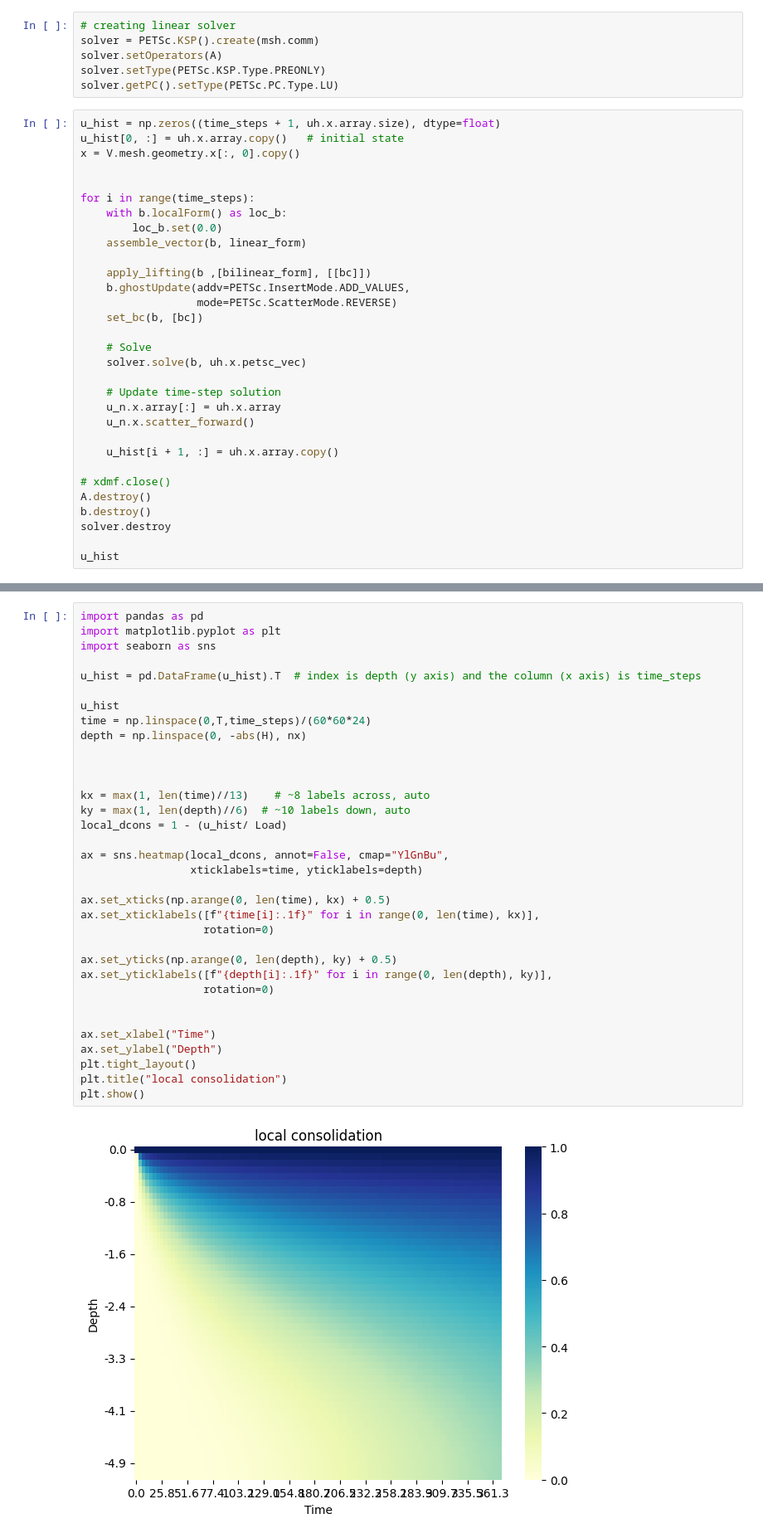
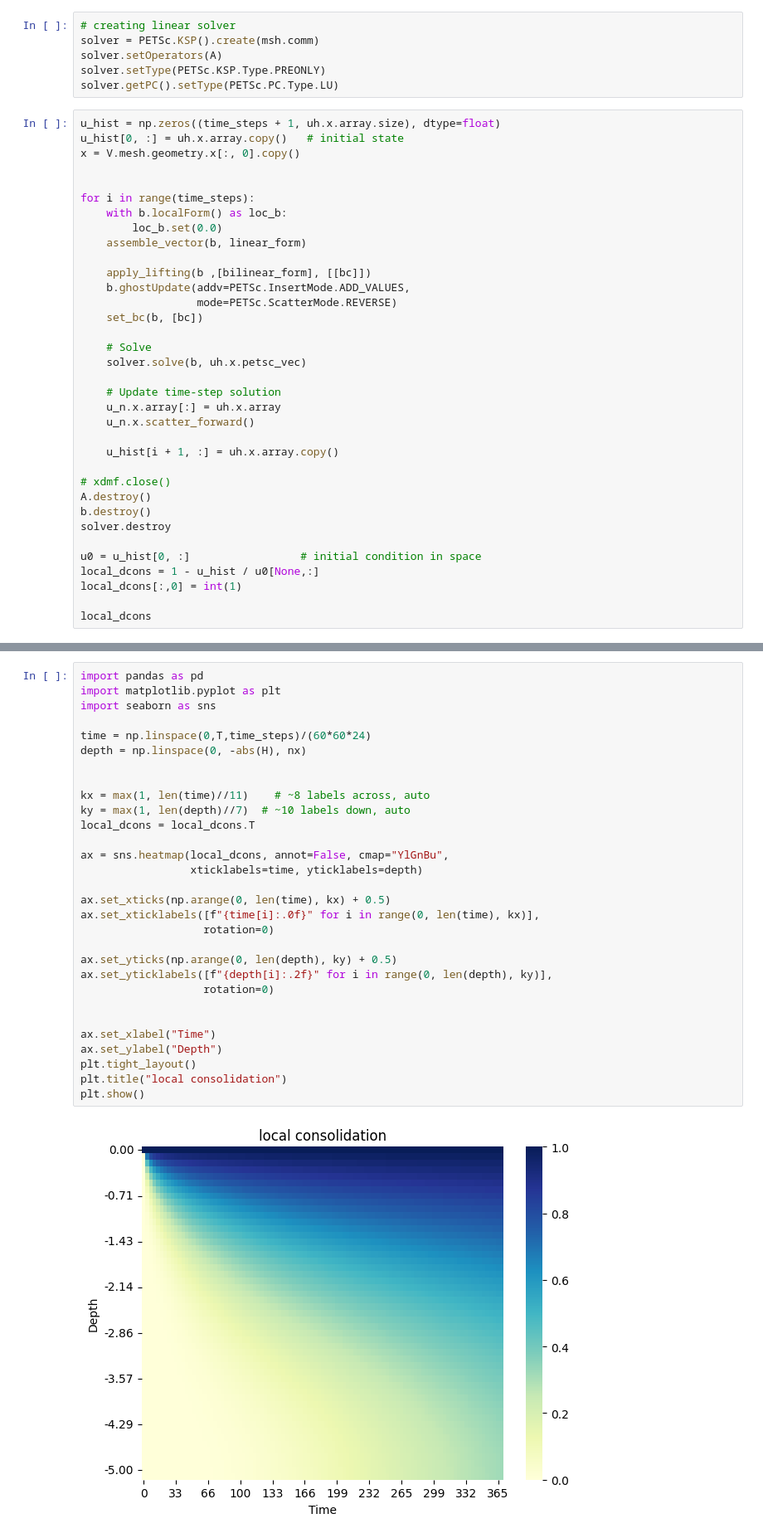
Before and after one commit to monkeybeastking/Geotechnical-Consolidation-FEM, a Jupyter notebook: scripts/terazaghi_1d_multilayer/multilayer_1d.ipynb, the cells around one changed output, grey strips where cells are left out. Shown at 83% size. Drawn from its saved outputs; the diff is of its cells as text.

```diff
--- a/scripts/terazaghi_1d_multilayer/multilayer_1d.ipynb
+++ b/scripts/terazaghi_1d_multilayer/multilayer_1d.ipynb
@@ -211,5 +214,9 @@ A.destroy()
 b.destroy()
 solver.destroy
 
-u_hist
+u0 = u_hist[0, :]                 # initial condition in space
+local_dcons = 1 - u_hist / u0[None,:]
+local_dcons[:,0] = int(1)
+
+local_dcons
 # %% [output]
@@ -229,37 +236,33 @@ array([[  0.        , 100.        , 100.        , ..., 100.        ,
 # %%
 import pandas as pd
 import matplotlib.pyplot as plt
 import seaborn as sns
 
-u_hist = pd.DataFrame(u_hist).T  # index is depth (y axis) and the column (x axis) is time_steps
-
-u_hist
 time = np.linspace(0,T,time_steps)/(60*60*24)
 depth = np.linspace(0, -abs(H), nx)
 
 
-
-kx = max(1, len(time)//13)    # ~8 labels across, auto
-ky = max(1, len(depth)//6)  # ~10 labels down, auto
-local_dcons = 1 - (u_hist/ Load)
+kx = max(1, len(time)//11)    # ~8 labels across, auto
+ky = max(1, len(depth)//7)  # ~10 labels down, auto
+local_dcons = local_dcons.T
 
 ax = sns.heatmap(local_dcons, annot=False, cmap="YlGnBu",
                  xticklabels=time, yticklabels=depth)
 
 ax.set_xticks(np.arange(0, len(time), kx) + 0.5)
-ax.set_xticklabels([f"{time[i]:.1f}" for i in range(0, len(time), kx)],
+ax.set_xticklabels([f"{time[i]:.0f}" for i in range(0, len(time), kx)],
                    rotation=0)
 
 ax.set_yticks(np.arange(0, len(depth), ky) + 0.5)
-ax.set_yticklabels([f"{depth[i]:.1f}" for i in range(0, len(depth), ky)],
+ax.set_yticklabels([f"{depth[i]:.2f}" for i in range(0, len(depth), ky)],
                    rotation=0)
 
 
 ax.set_xlabel("Time")
 ax.set_ylabel("Depth")
 plt.tight_layout()
 plt.title("local consolidation")
 plt.show()
 # %% [output]
-[figure, old version]
+[figure, new version]
 # %%
```
Also changed, not shown: parts of 9 cells of this notebook, 7 other files.
